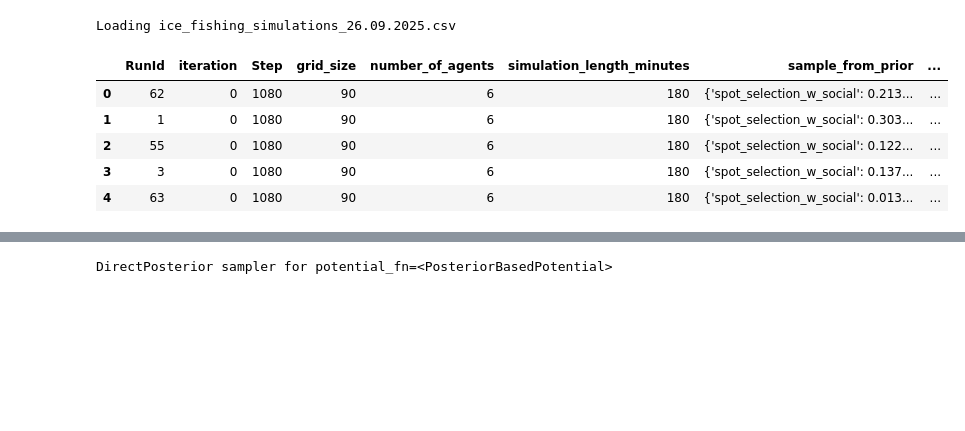
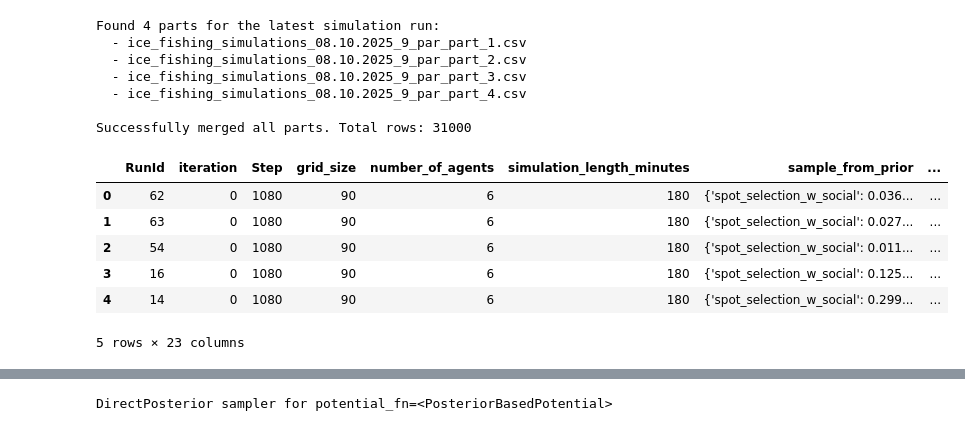
Before and after one commit to vagechirkov/IceFishingABM-MESA, a Jupyter notebook: sbi_inference/inference_pipeline.ipynb, the cells around one changed output, grey strips where cells are left out. Cells and saved outputs as stored; diff of their text form; code cells hidden in the pictures; blank space fills up the shorter version.

```diff
--- a/sbi_inference/inference_pipeline.ipynb
+++ b/sbi_inference/inference_pipeline.ipynb
@@ -31,16 +76,23 @@ def reparam_weights_to_stick_breaking(df: pd.DataFrame) -> np.ndarray:
     df["spot_selection_w_social"].to_numpy()
     df["spot_selection_w_success"].to_numpy()
 # %%
-df = load_latest_csv()
+df = load_and_merge_latest_parts()
 df.head()
 # %% [output]
-Loading ice_fishing_simulations_26.09.2025.csv
+Found 4 parts for the latest simulation run:
+  - ice_fishing_simulations_08.10.2025_9_par_part_1.csv
+  - ice_fishing_simulations_08.10.2025_9_par_part_2.csv
+  - ice_fishing_simulations_08.10.2025_9_par_part_3.csv
+  - ice_fishing_simulations_08.10.2025_9_par_part_4.csv
+
+Successfully merged all parts. Total rows: 31000
 |  | RunId | iteration | Step | grid_size | number_of_agents | simulation_length_minutes | sample_from_prior | ... |
-| 0 | 62 | 0 | 1080 | 90 | 6 | 180 | {'spot_selection_w_social': 0.213... | ... |
-| 1 | 1 | 0 | 1080 | 90 | 6 | 180 | {'spot_selection_w_social': 0.303... | ... |
-| 2 | 55 | 0 | 1080 | 90 | 6 | 180 | {'spot_selection_w_social': 0.122... | ... |
-| 3 | 3 | 0 | 1080 | 90 | 6 | 180 | {'spot_selection_w_social': 0.137... | ... |
-| 4 | 63 | 0 | 1080 | 90 | 6 | 180 | {'spot_selection_w_social': 0.013... | ... |
+| 0 | 62 | 0 | 1080 | 90 | 6 | 180 | {'spot_selection_w_social': 0.036... | ... |
+| 1 | 63 | 0 | 1080 | 90 | 6 | 180 | {'spot_selection_w_social': 0.027... | ... |
+| 2 | 54 | 0 | 1080 | 90 | 6 | 180 | {'spot_selection_w_social': 0.011... | ... |
+| 3 | 16 | 0 | 1080 | 90 | 6 | 180 | {'spot_selection_w_social': 0.125... | ... |
+| 4 | 14 | 0 | 1080 | 90 | 6 | 180 | {'spot_selection_w_social': 0.299... | ... |
+5 rows × 23 columns
 # %%
 PARAM_COLS = [
     "spot_selection_w_social",
```
Also changed, not shown: parts of 17 cells of this notebook, 4 other files.
